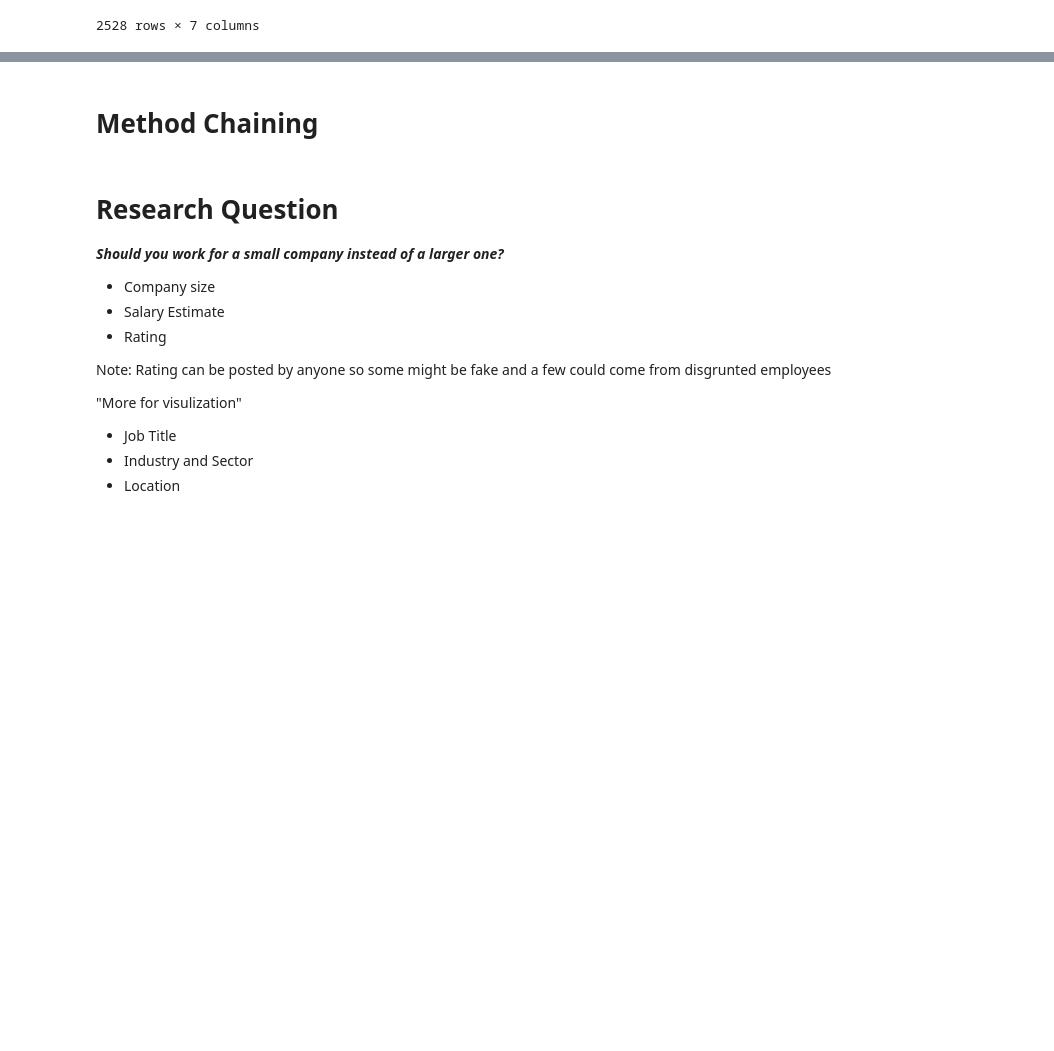
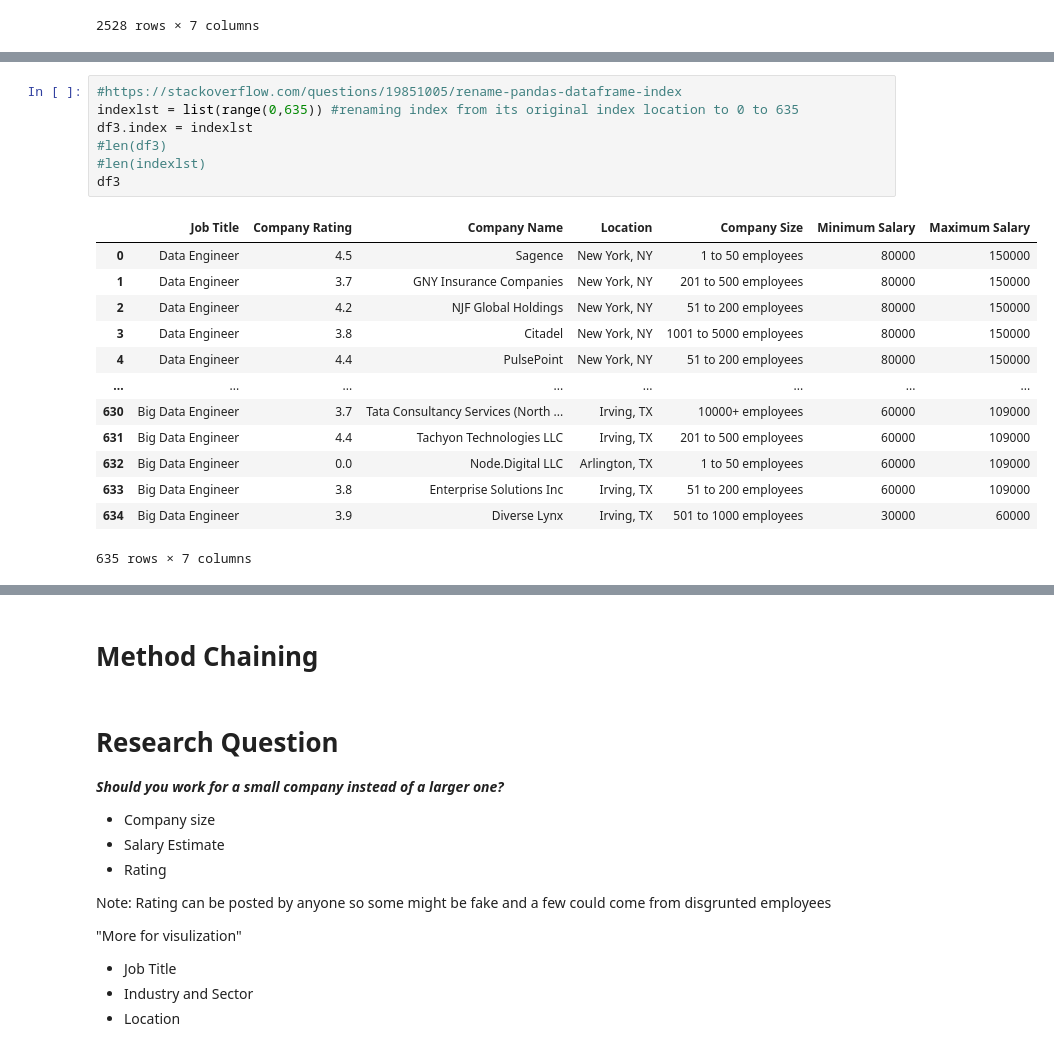
Before and after one commit to data301-2021-summer2/project-group31-project, a Jupyter notebook: Analysis Pipeline.ipynb, the cells around one changed output, grey strips where cells are left out. Cells and saved outputs as stored; diff of their text form; blank space fills up the shorter version.

```diff
--- a/Analysis Notebook.ipynb
+++ b/Analysis Pipeline.ipynb
@@ -170 +161,22 @@ unique_job[0:15]
+# %%
+#https://stackoverflow.com/questions/19851005/rename-pandas-dataframe-index
+indexlst = list(range(0,635)) #renaming index from its original index location to 0 to 635
+df3.index = indexlst
+#len(df3)
+#len(indexlst)
+df3
+# %% [output]
+|  | Job Title | Company Rating | Company Name | Location | Company Size | Minimum Salary | Maximum Salary |
+| 0 | Data Engineer | 4.5 | Sagence | New York, NY | 1 to 50 employees | 80000 | 150000 |
+| 1 | Data Engineer | 3.7 | GNY Insurance Companies | New York, NY | 201 to 500 employees | 80000 | 150000 |
+| 2 | Data Engineer | 4.2 | NJF Global Holdings | New York, NY | 51 to 200 employees | 80000 | 150000 |
+| 3 | Data Engineer | 3.8 | Citadel | New York, NY | 1001 to 5000 employees | 80000 | 150000 |
+| 4 | Data Engineer | 4.4 | PulsePoint | New York, NY | 51 to 200 employees | 80000 | 150000 |
+| ... | ... | ... | ... | ... | ... | ... | ... |
+| 630 | Big Data Engineer | 3.7 | Tata Consultancy Services (North ... | Irving, TX | 10000+ employees | 60000 | 109000 |
+| 631 | Big Data Engineer | 4.4 | Tachyon Technologies LLC | Irving, TX | 201 to 500 employees | 60000 | 109000 |
+| 632 | Big Data Engineer | 0.0 | Node.Digital LLC | Arlington, TX | 1 to 50 employees | 60000 | 109000 |
+| 633 | Big Data Engineer | 3.8 | Enterprise Solutions Inc | Irving, TX | 51 to 200 employees | 60000 | 109000 |
+| 634 | Big Data Engineer | 3.9 | Diverse Lynx | Irving, TX | 501 to 1000 employees | 30000 | 60000 |
+635 rows × 7 columns
 # %%
```
Also changed, not shown: parts of 4 cells of this notebook.
